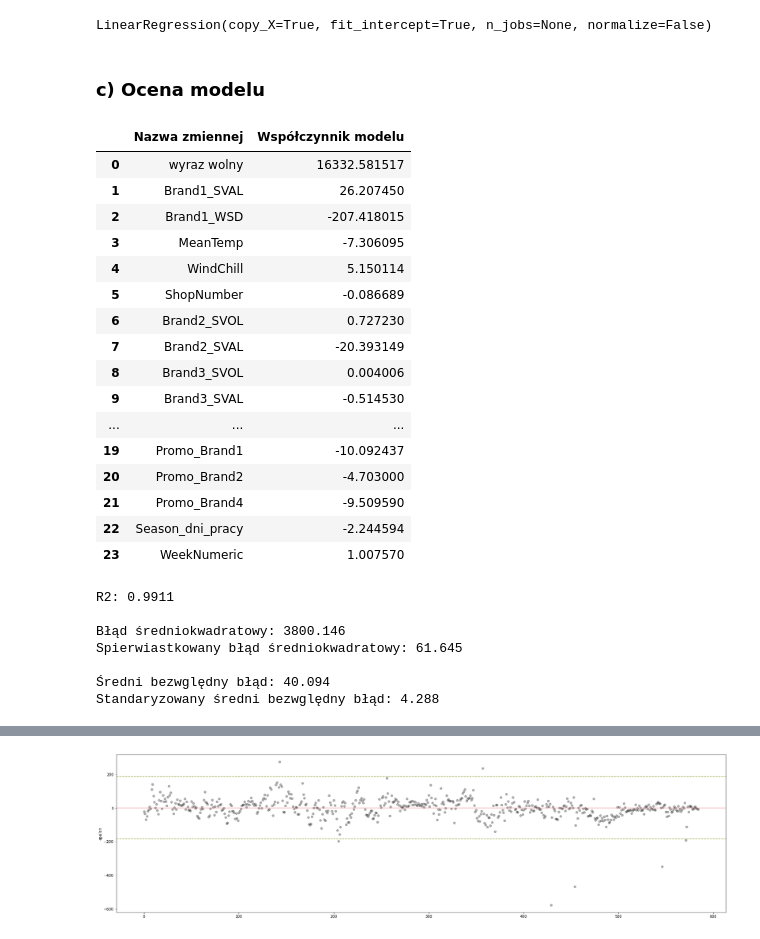
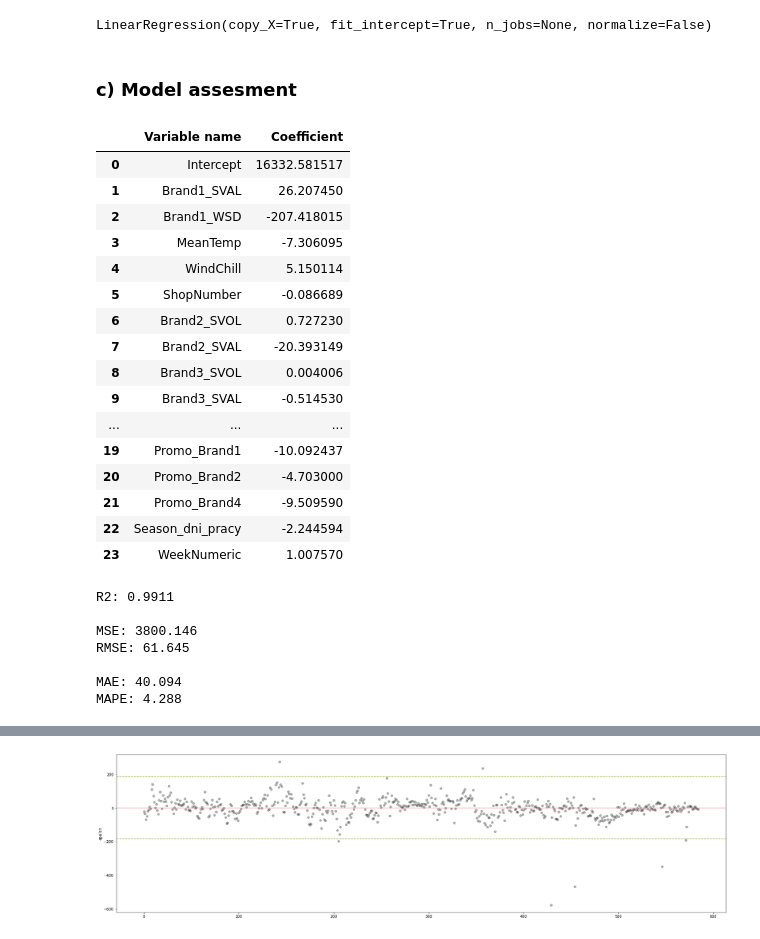
Before and after one commit to michauwojcik/Brand1_SaleAnalysis, a Jupyter notebook: SaleAnalysis.ipynb, the cells around one changed output, grey strips where cells are left out. Drawn from its saved outputs; the diff is of its cells as text; code cells hidden in the pictures.

```diff
--- a/SaleAnalysis.ipynb
+++ b/SaleAnalysis.ipynb
@@ -240,6 +238,6 @@ LinearRegression(copy_X=True, fit_intercept=True, n_jobs=None, normalize=False)
 # %%
 y_model = model.predict(X)
 # %% [markdown]
-### c) Ocena modelu
+### c) Model assesment
 # %%
 
@@ -264,9 +256,9 @@ mae = mean_absolute_error(y_model, y)
 mape = mean_absolute_percentage_error(y_model, y)
 # %%
-pd.DataFrame([("wyraz wolny", model.intercept_)]+[(var, coeff) for var, coeff in zip(X.columns, model.coef_)], columns = ["Nazwa zmiennej", "Współczynnik modelu"])
+pd.DataFrame([("Intercept", model.intercept_)]+[(var, coeff) for var, coeff in zip(X.columns, model.coef_)], columns = ["Variable name", "Coefficient"])
 # %% [output]
-|  | Nazwa zmiennej | Współczynnik modelu |
-| 0 | wyraz wolny | 16332.581517 |
+|  | Variable name | Coefficient |
+| 0 | Intercept | 16332.581517 |
 | 1 | Brand1_SVAL | 26.207450 |
 | 2 | Brand1_WSD | -207.418015 |
 | 3 | MeanTemp | -7.306095 |
@@ -285,15 +277,15 @@ pd.DataFrame([("wyraz wolny", model.intercept_)]+[(var, coeff) for var, coeff in
 # %%
 
 print(f"R2: {round(r2, 4)}\n")
-print(f"Błąd średniokwadratowy: {round(mse, 3)}")
-print(f"Spierwiastkowany błąd średniokwadratowy: {round(rmse, 3)}\n")
-print(f"Średni bezwględny błąd: {round(mae, 3)}")
-print(f"Standaryzowany średni bezwględny błąd: {round(mape, 3)}")
+print(f"MSE: {round(mse, 3)}")
+print(f"RMSE: {round(rmse, 3)}\n")
+print(f"MAE: {round(mae, 3)}")
+print(f"MAPE: {round(mape, 3)}")
 # %% [output]
 R2: 0.9911
 
-Błąd średniokwadratowy: 3800.146
-Spierwiastkowany błąd średniokwadratowy: 61.645
+MSE: 3800.146
+RMSE: 61.645
 
-Średni bezwględny błąd: 40.094
-Standaryzowany średni bezwględny błąd: 4.288
+MAE: 40.094
+MAPE: 4.288
```
Also changed, not shown: parts of 35 cells of this notebook, 1 other file.
